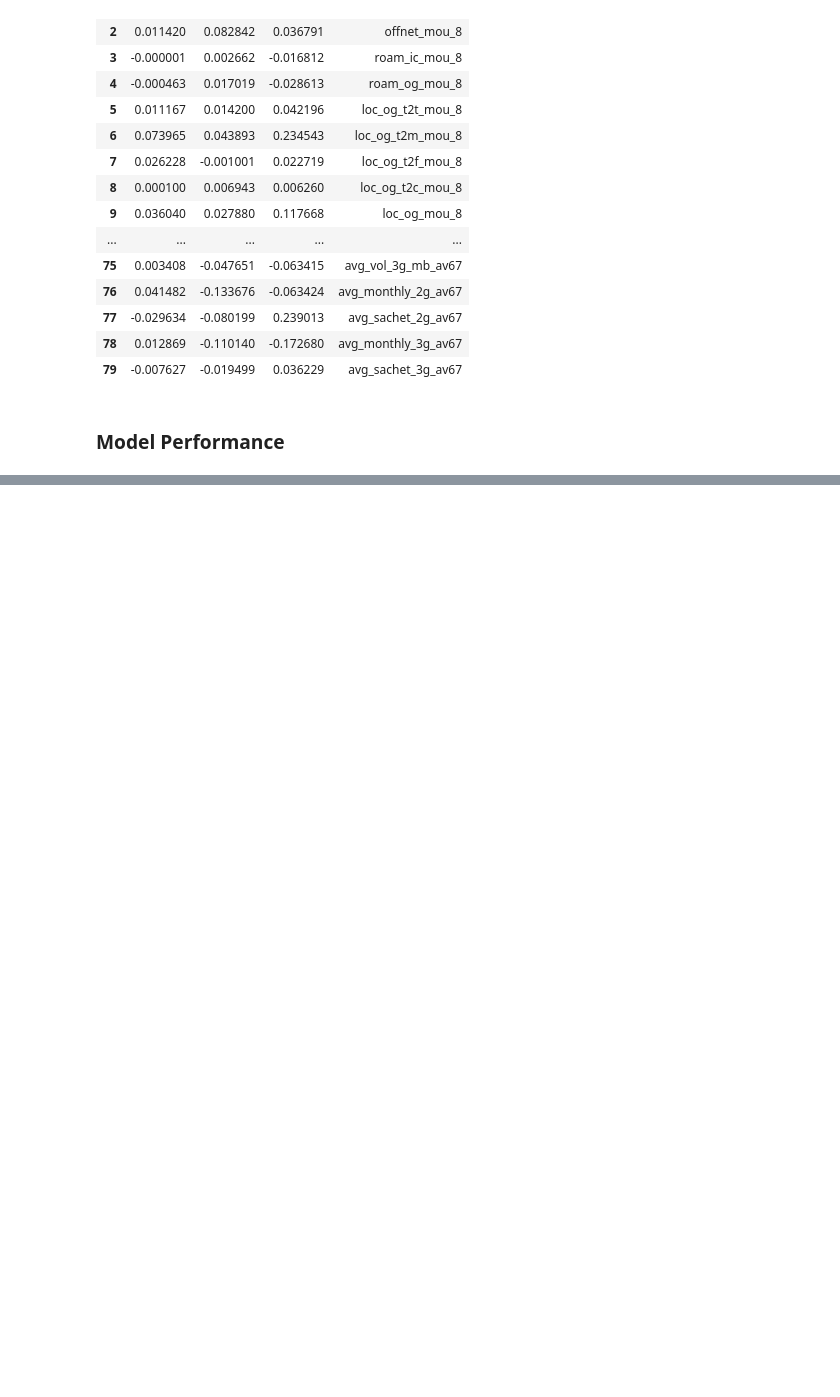
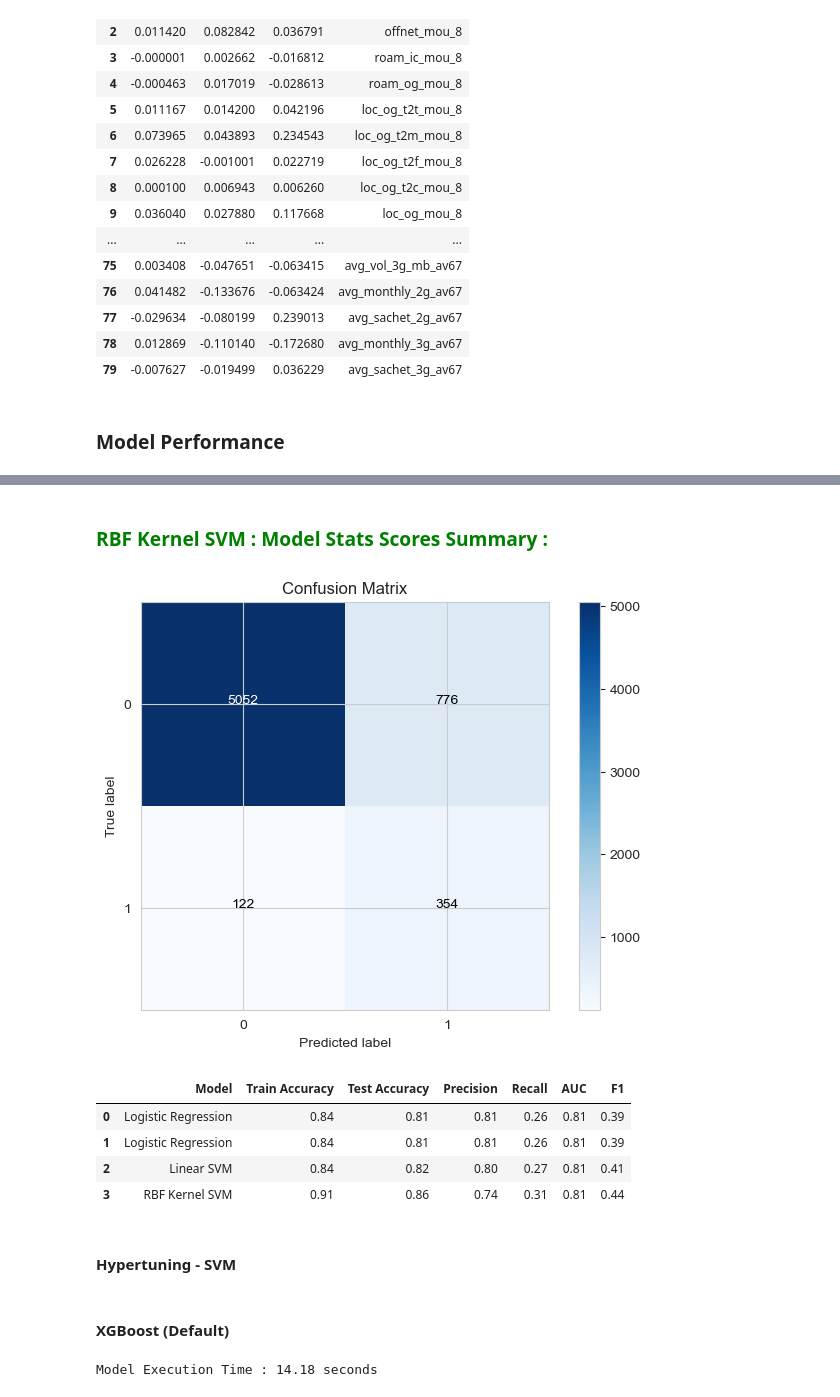
Before and after one commit to spidy95/TelecomCurnCaseStudy, a Jupyter notebook: Telecom_Churn_Case_Study.ipynb, the cells around one changed output, grey strips where cells are left out. Cells and saved outputs as stored; diff of their text form; code cells hidden in the pictures; blank space fills up the shorter version.

```diff
--- a/Telecom_Churn_Case_Study.ipynb
+++ b/Telecom_Churn_Case_Study.ipynb
@@ -1332,0 +1399,14 @@ def get_model_performance(y_train, y_train_pred, y_test, y_test_pred , model_nam
+# %%
+y_test_pred = model_RBF_SVM.predict(X_test_after_PCA)
+# %%
+y_train_pred = model_RBF_SVM.predict(X_train_after_smothe_PCA)
+# %%
+get_model_performance(y_train_after_smothe,y_train_pred,y_test,y_test_pred,"RBF Kernel SVM")
+# %% [output]
+ ### <span style='color:green'>RBF Kernel SVM : Model Stats Scores Summary : </span>
+[figure, added]
+|  | Model | Train Accuracy | Test Accuracy | Precision | Recall | AUC | F1 |
+| 0 | Logistic Regression | 0.84 | 0.81 | 0.81 | 0.26 | 0.81 | 0.39 |
+| 1 | Logistic Regression | 0.84 | 0.81 | 0.81 | 0.26 | 0.81 | 0.39 |
+| 2 | Linear SVM | 0.84 | 0.82 | 0.80 | 0.27 | 0.81 | 0.41 |
+| 3 | RBF Kernel SVM | 0.91 | 0.86 | 0.74 | 0.31 | 0.81 | 0.44 |
@@ -1332,0 +1415,2 @@ def get_model_performance(y_train, y_train_pred, y_test, y_test_pred , model_nam
+# %% [markdown]
+#### Hypertuning - SVM
@@ -1332,0 +1445,2 @@ def get_model_performance(y_train, y_train_pred, y_test, y_test_pred , model_nam
+# %% [markdown]
+#### XGBoost (Default)
@@ -1332,0 +1450,8 @@ def get_model_performance(y_train, y_train_pred, y_test, y_test_pred , model_nam
+# %%
+start_time = time.time()
+model_XGB = XGBClassifier()
+model_XGB.fit(X_train_after_smothe_PCA,y_train_after_smothe)
+end_time = time.time()
+print("Model Execution Time : %s seconds " % round(end_time - start_time,2))
+# %% [output]
+Model Execution Time : 14.18 seconds
```
Also changed, not shown: parts of 73 cells of this notebook.
